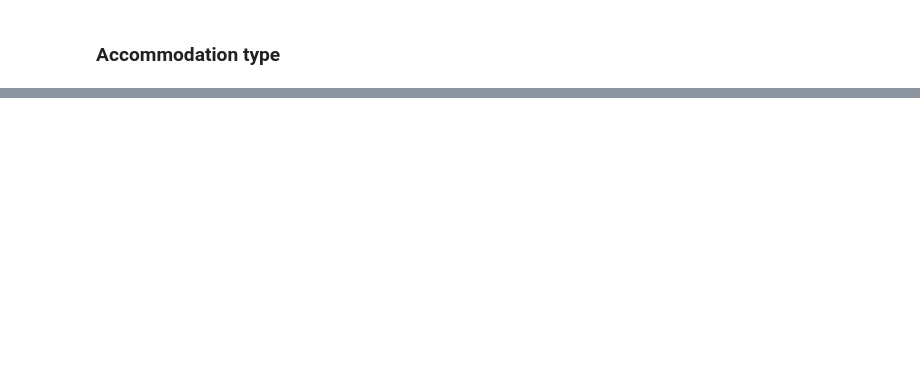
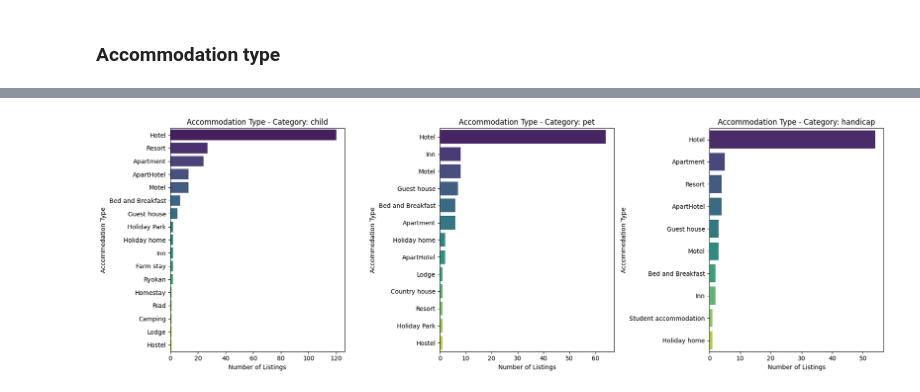
Before and after one commit to AlbinMorisseau/large-project, a Jupyter notebook: notebooks/draft/features_visualization.ipynb, the cells around one changed output, grey strips where cells are left out. Saved outputs shown, nothing was run; the diff lists cells and outputs as text; code cells hidden in the pictures; blank space fills up the shorter version.

```diff
--- a/notebooks/draft/features_visualization.ipynb
+++ b/notebooks/draft/features_visualization.ipynb
@@ -184,12 +115,0 @@ plt.show()
-# %%
-import polars as pl
-import matplotlib.pyplot as plt
-import seaborn as sns
-
-df = pl.read_csv("../../data/original/dataset/data_hotel_reviews_1.csv")
-keys = pl.read_csv("../../data/processed/key_words_data_hotel_reviews_1.csv")
-
-df_joined = df.join(keys, on="id", how="inner")
-
-# Récupérer toutes les catégories uniques
-categories = df_joined["category"].unique().to_list()
@@ -324,0 +116,21 @@ plt.show()
+# %%
+feature = "accommodation_type"
+
+fig, axes = plt.subplots(1, len(categories), figsize=(18, 6))
+for ax, cat in zip(axes, categories):
+    df_cat = df.filter(pl.col("category") == cat)
+    counts = (df_cat.group_by(feature).agg(pl.len().alias("count")).sort("count", descending=True))
+
+    types = counts[feature].to_list()
+    values = counts["count"].to_list()
+
+    palette = sns.color_palette("viridis", n_colors=len(types))
+    sns.barplot(x=values, y=types, hue=types, palette=palette, legend=False, ax=ax)
+    ax.set_title(f"Accommodation Type - Category: {cat}")
+    ax.set_xlabel("Number of Listings")
+    ax.set_ylabel("Accommodation Type")
+
+plt.tight_layout()
+plt.show()
+# %% [output]
+[figure, added]
```
Also changed, not shown: parts of 91 cells of this notebook, 1 other file.
